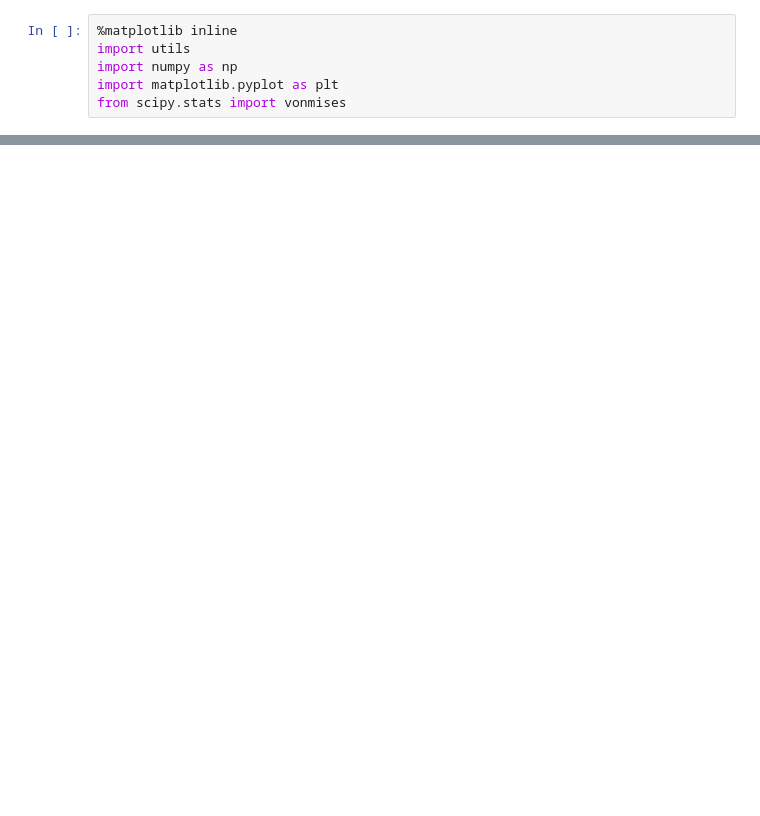
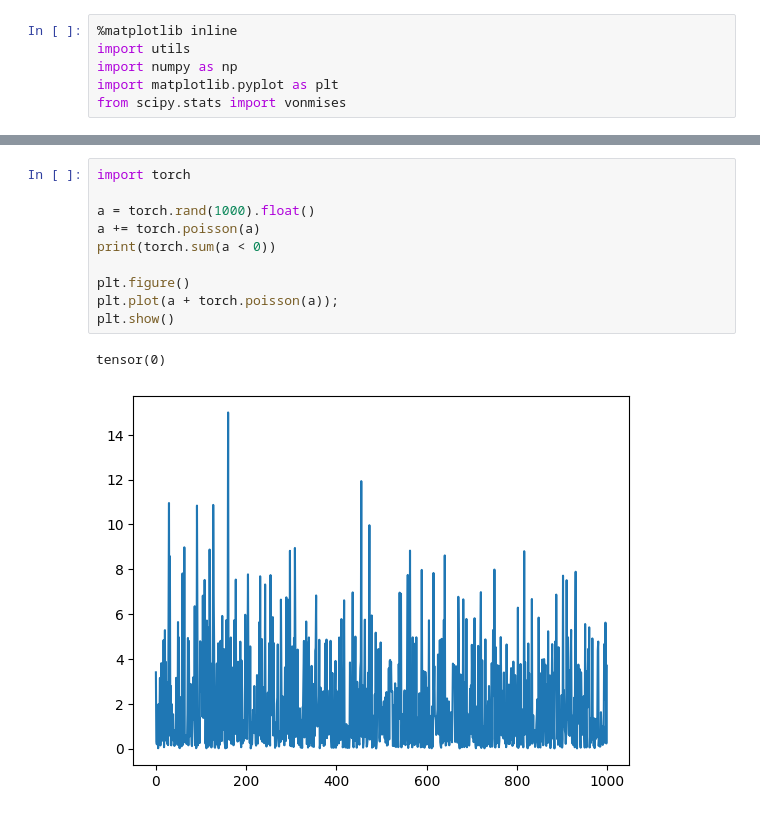
Before and after one commit to somamizobuchi/eye-movement-net, a Jupyter notebook: sandbox.ipynb, the cells around one changed output, grey strips where cells are left out. Saved outputs shown, nothing was run; the diff lists cells and outputs as text; blank space fills up the shorter version.

```diff
--- a/sandbox.ipynb
+++ b/sandbox.ipynb
@@ -61,0 +68,13 @@ plt.show()
+# %%
+import torch
+
+a = torch.rand(1000).float()
+a += torch.poisson(a)
+print(torch.sum(a < 0))
+
+plt.figure()
+plt.plot(a + torch.poisson(a));
+plt.show()
+# %% [output]
+tensor(0)
+[figure, added]
```
Also changed, not shown: parts of 4 cells of this notebook, 5 other files.
